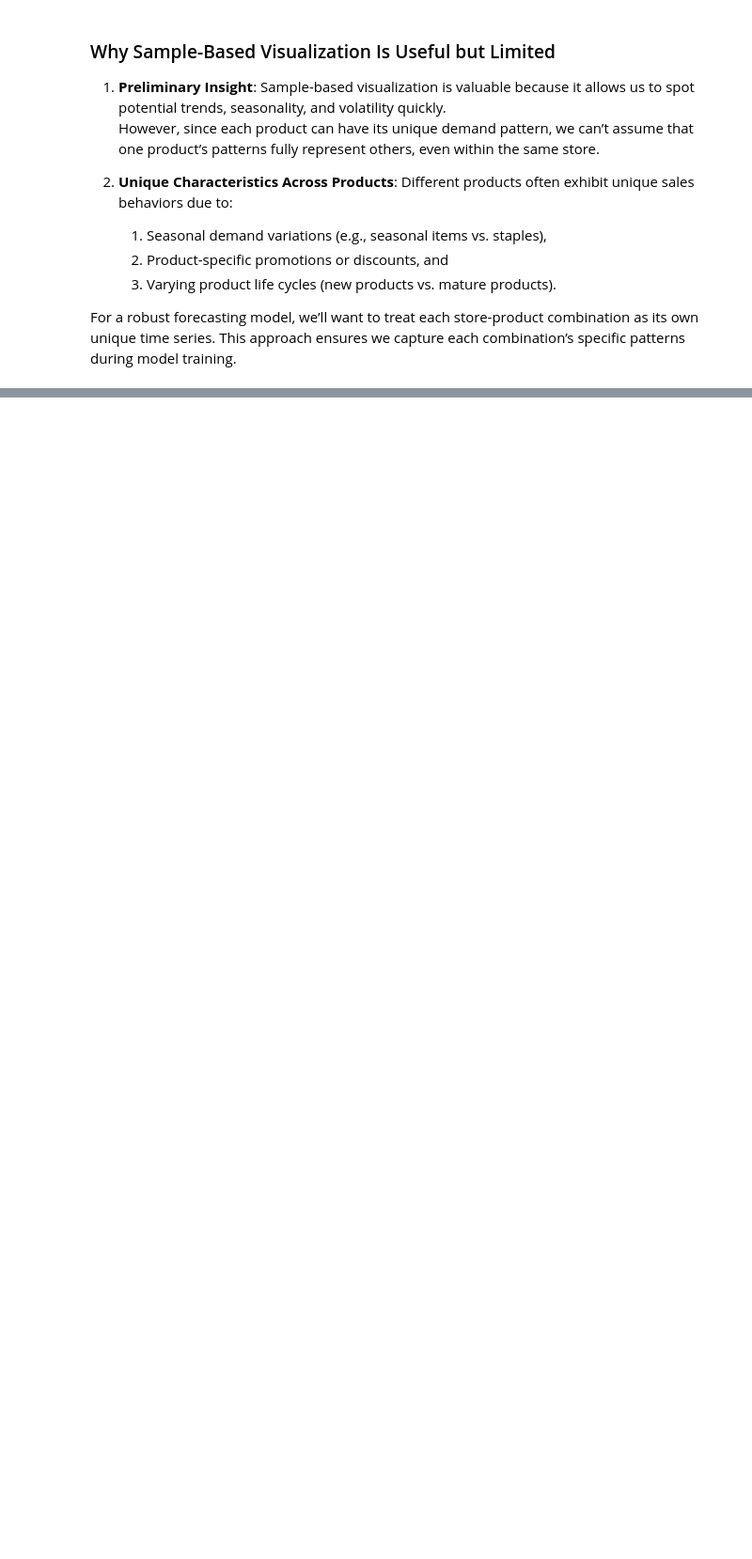
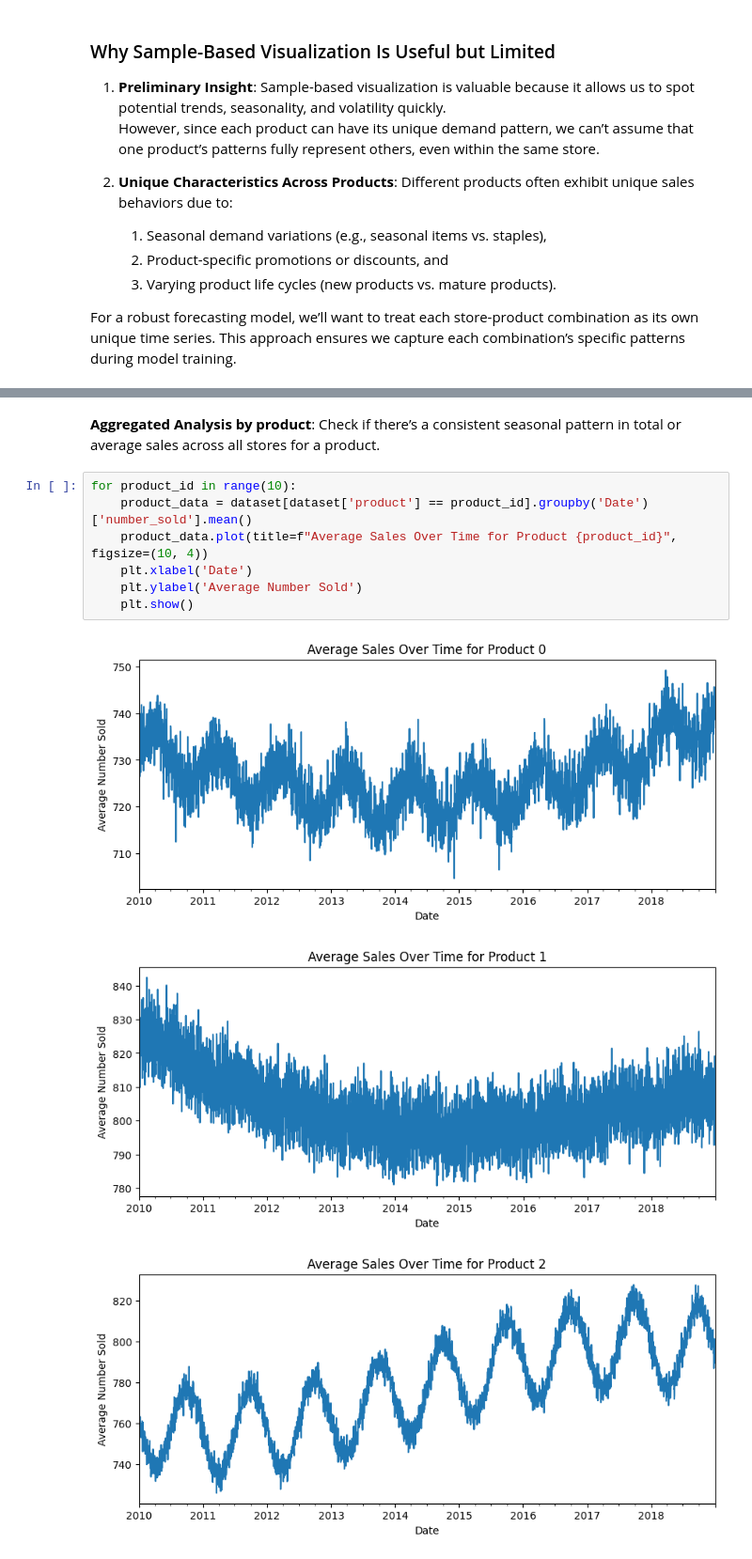
Before and after one commit to Darknight47/Data-Science-Project-01, a Jupyter notebook: predict_future_sales.ipynb, the cells around one changed output, grey strips where cells are left out. Shown at 94% size. Drawn from its saved outputs; the diff is of its cells as text; blank space fills up the shorter version.

```diff
--- a/predict_future_sales.ipynb
+++ b/predict_future_sales.ipynb
@@ -112,0 +132,13 @@ For a robust forecasting model, we’ll want to treat each store-product combina
+# %% [markdown]
+**Aggregated Analysis by product**: Check if there’s a consistent seasonal pattern in total or average sales across all stores for a product.
+# %%
+for product_id in range(10):
+    product_data = dataset[dataset['product'] == product_id].groupby('Date')['number_sold'].mean()
+    product_data.plot(title=f"Average Sales Over Time for Product {product_id}", figsize=(10, 4))
+    plt.xlabel('Date')
+    plt.ylabel('Average Number Sold')
+    plt.show()
+# %% [output]
+[figure, added]
+[figure, added]
+[figure, added]
```
Also changed, not shown: parts of 3 cells of this notebook.
